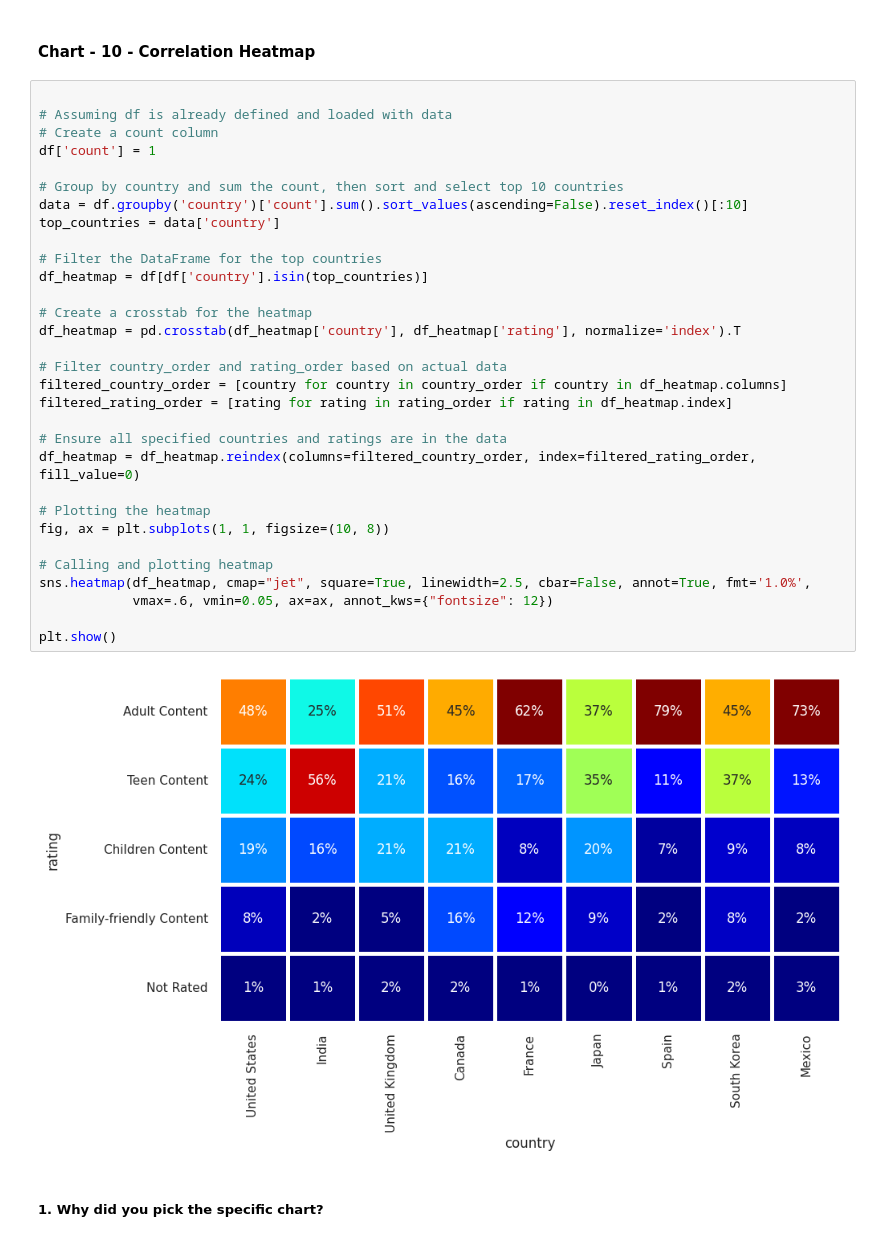
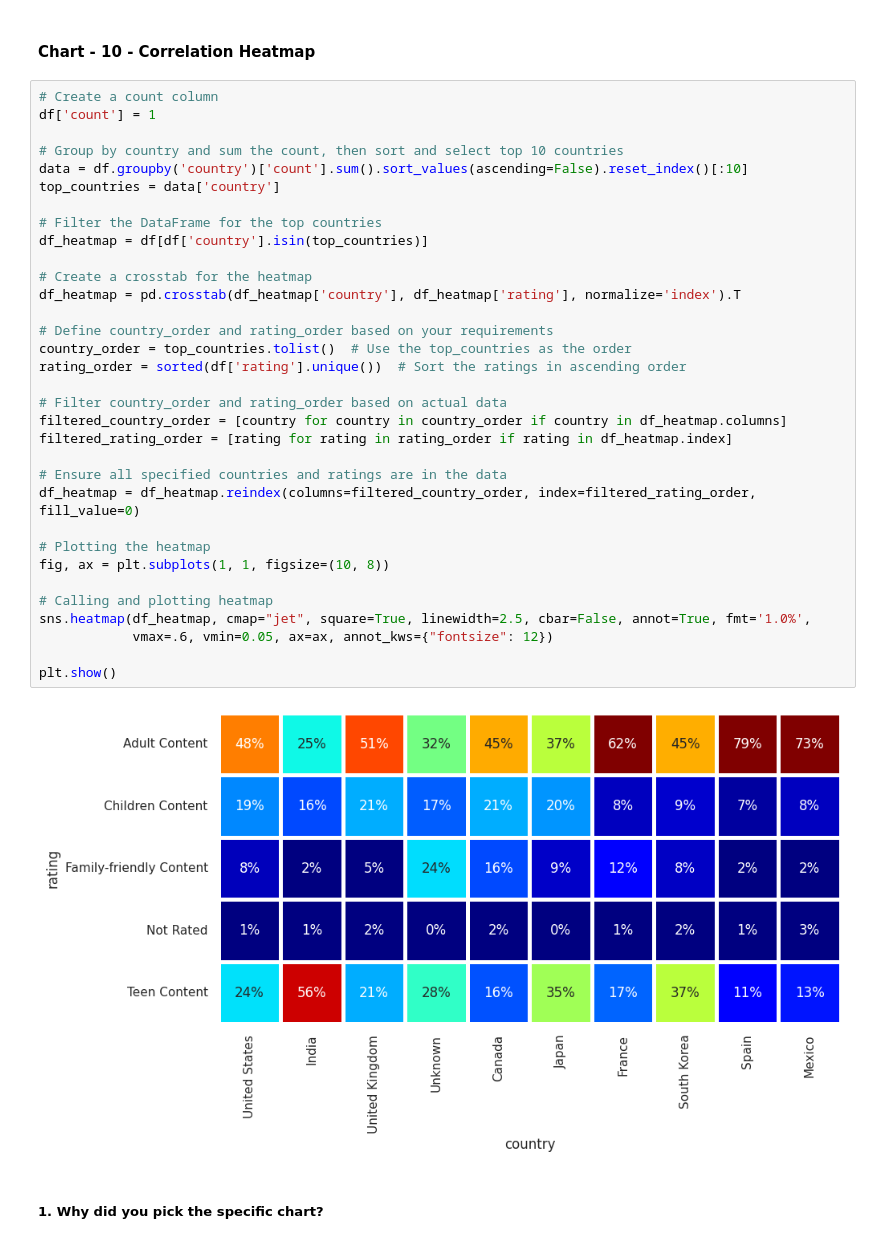
Before and after one commit to aanchaljain1993/Project-6, a Jupyter notebook: Unsupervised_ML_Netflix_Movies_and_TV_Shows_Clustering.ipynb, the cells around one changed output. Cells and saved outputs as stored; diff of their text form.

```diff
--- a/Unsupervised_ML_Netflix_Movies_and_TV_Shows_Clustering.ipynb
+++ b/Unsupervised_ML_Netflix_Movies_and_TV_Shows_Clustering.ipynb
@@ -833,37 +835,39 @@ It might be due to the winter, as in these months people may stay at home and wa
 # %% [markdown]
 #### Chart - 10 - Correlation Heatmap
 # %%
-
-# Assuming df is already defined and loaded with data
 # Create a count column
 df['count'] = 1
 
 # Group by country and sum the count, then sort and select top 10 countries
 data = df.groupby('country')['count'].sum().sort_values(ascending=False).reset_index()[:10]
 top_countries = data['country']
 
 # Filter the DataFrame for the top countries
 df_heatmap = df[df['country'].isin(top_countries)]
 
 # Create a crosstab for the heatmap
 df_heatmap = pd.crosstab(df_heatmap['country'], df_heatmap['rating'], normalize='index').T
+
+# Define country_order and rating_order based on your requirements
+country_order = top_countries.tolist()  # Use the top_countries as the order
+rating_order = sorted(df['rating'].unique())  # Sort the ratings in ascending order
 
 # Filter country_order and rating_order based on actual data
 filtered_country_order = [country for country in country_order if country in df_heatmap.columns]
 filtered_rating_order = [rating for rating in rating_order if rating in df_heatmap.index]
 
 # Ensure all specified countries and ratings are in the data
 df_heatmap = df_heatmap.reindex(columns=filtered_country_order, index=filtered_rating_order, fill_value=0)
 
 # Plotting the heatmap
 fig, ax = plt.subplots(1, 1, figsize=(10, 8))
 
 # Calling and plotting heatmap
 sns.heatmap(df_heatmap, cmap="jet", square=True, linewidth=2.5, cbar=False, annot=True, fmt='1.0%',
             vmax=.6, vmin=0.05, ax=ax, annot_kws={"fontsize": 12})
 
 plt.show()
 # %% [output]
-[figure, old version]
+[figure, new version]
 # %% [markdown]
 ##### 1. Why did you pick the specific chart?
```
Also changed, not shown: parts of 20 cells of this notebook.
